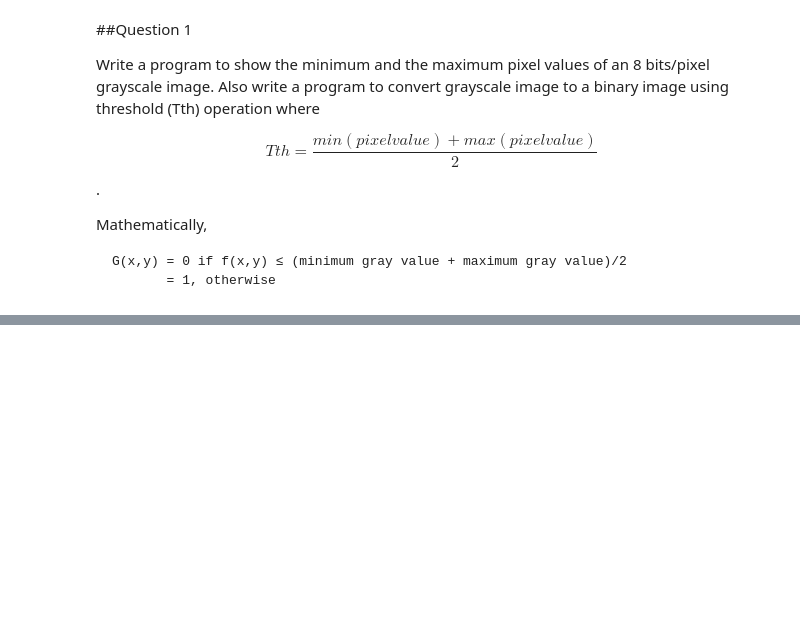
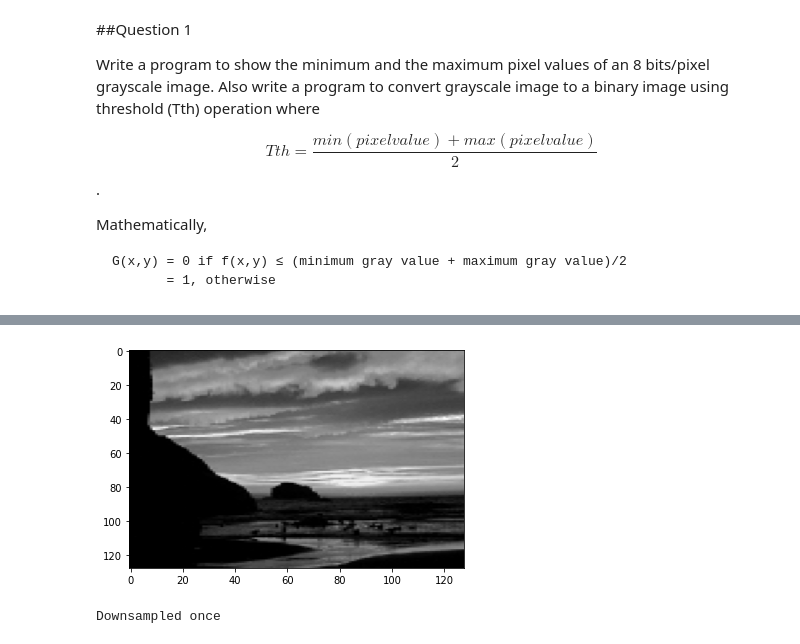
Before and after one commit to diksham1/image-lab, a Jupyter notebook: Assignment_1.ipynb, the cells around one changed output, grey strips where cells are left out. Saved outputs shown, nothing was run; the diff lists cells and outputs as text; code cells hidden in the pictures; blank space fills up the shorter version.

```diff
--- a/Assignment_1.ipynb
+++ b/Assignment_1.ipynb
@@ -11,3 +13,4 @@ from skimage import io
 # Constants used
 
 BASE_FILE_PATH = '/content/'
+DOWNSAMPLING_FACTOR = 2;
@@ -67,0 +85,7 @@ plt.show()
+# %%
+tempimage = measure.block_reduce(image, (DOWNSAMPLING_FACTOR, DOWNSAMPLING_FACTOR), np.mean)
+showImage(tempimage)
+print("Downsampled once")
+# %% [output]
+[figure, added]
+Downsampled once
```
Also changed, not shown: parts of 13 cells of this notebook.
